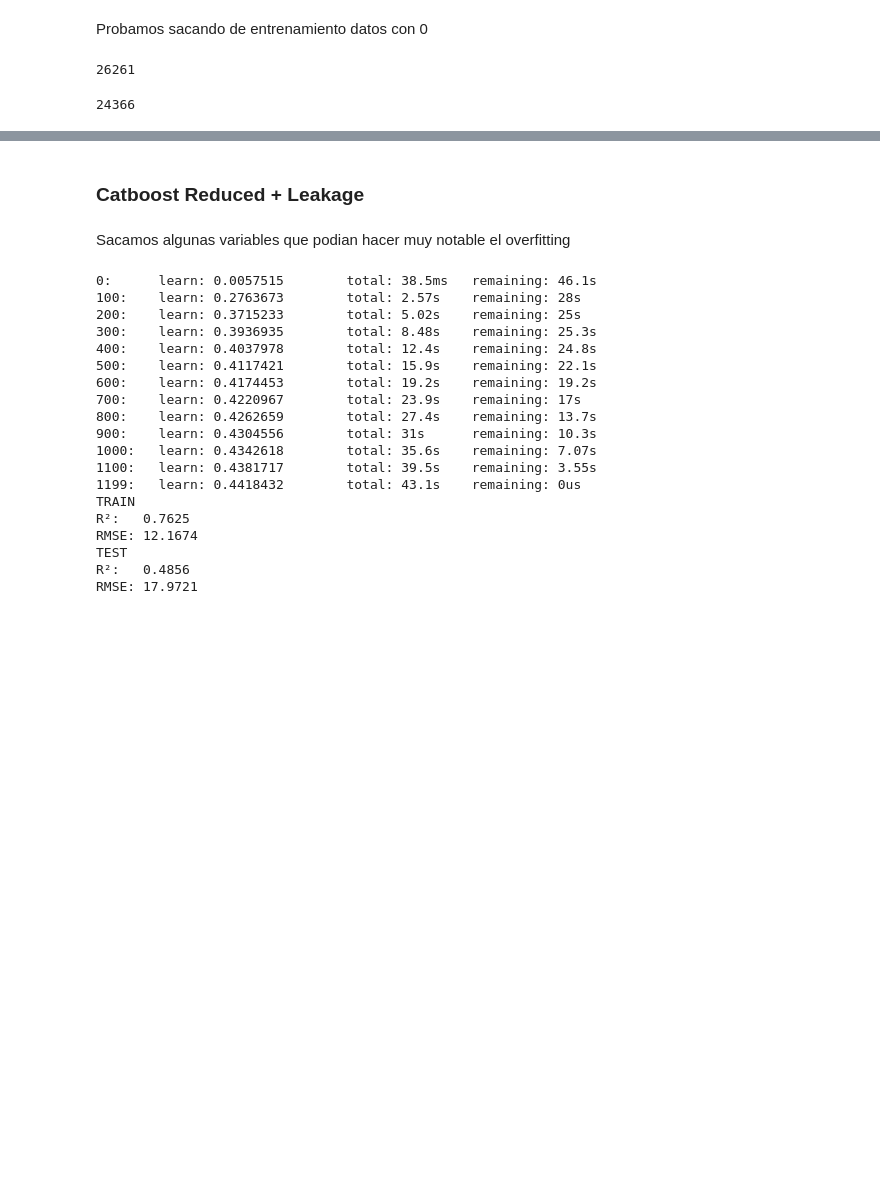
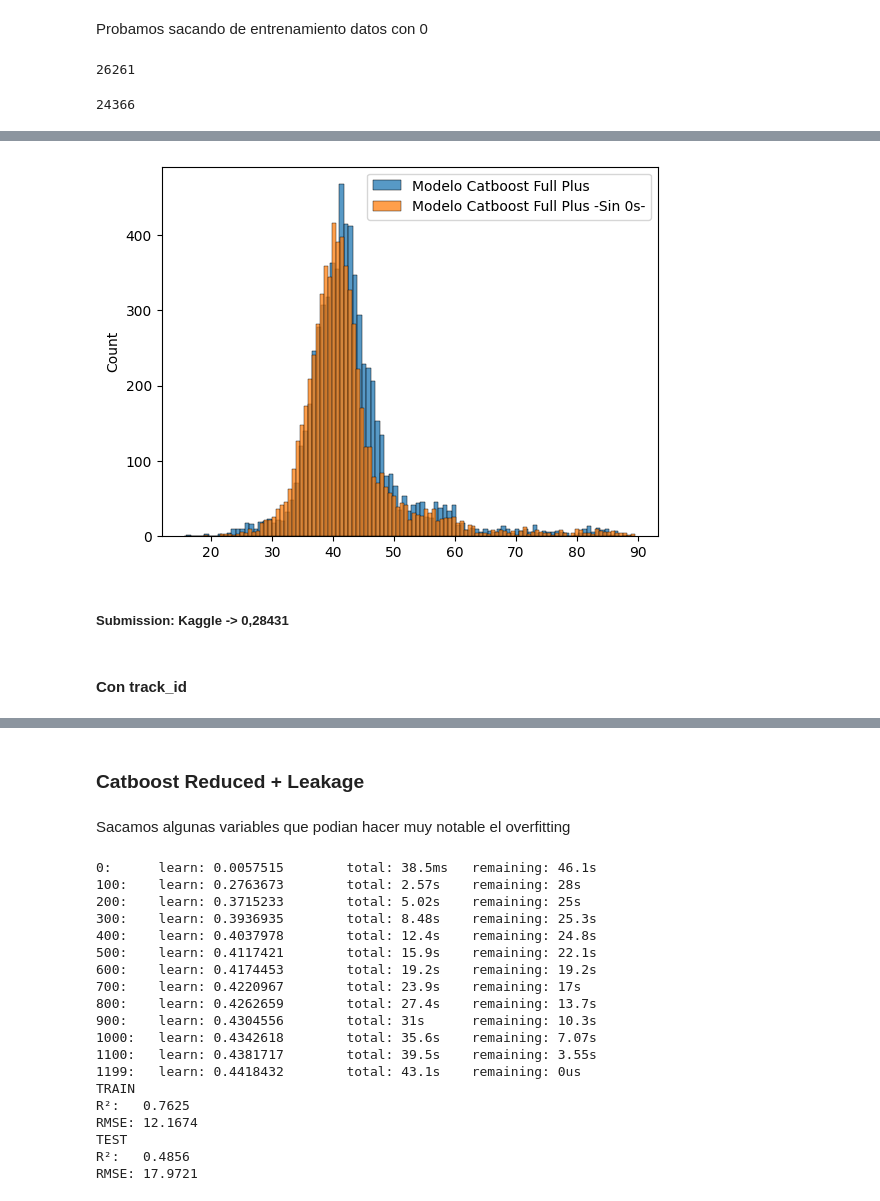
Before and after one commit to ichiP245/TP_Kaggle_Predictivo, a Jupyter notebook: Notebooks/Modelos6.ipynb, the cells around one changed output, grey strips where cells are left out. Cells and saved outputs as stored; diff of their text form; code cells hidden in the pictures; blank space fills up the shorter version.

Commit message:
Ejecutamos submissions

```diff
--- a/Notebooks/Modelos6.ipynb
+++ b/Notebooks/Modelos6.ipynb
@@ -468 +478,8 @@ plt.show()
+# %%
+sns.histplot(y_val_predicted, label='Modelo Catboost Full Plus')
+sns.histplot(y_val_predicted_no0, label='Modelo Catboost Full Plus -Sin 0s-')
+plt.legend()
+plt.show()
+# %% [output]
+[figure, added]
 # %%
@@ -469,0 +489,2 @@ pd.DataFrame({'ID':df_val_FE['Unnamed: 0']})
+# %% [markdown]
+##### Submission: Kaggle -> 0,28431
@@ -469,0 +493,2 @@ pd.DataFrame({'ID':df_val_FE['Unnamed: 0']})
+# %% [markdown]
+#### Con track_id
```
Also changed, not shown: parts of 19 cells of this notebook.
